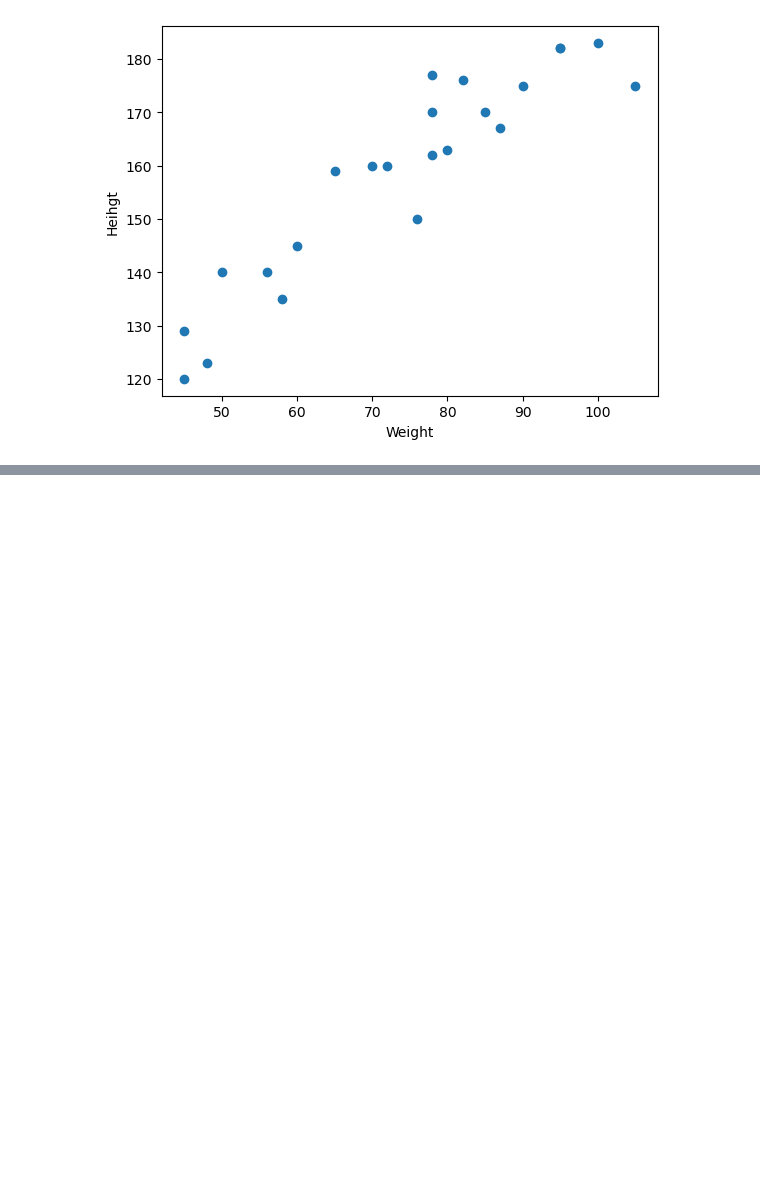
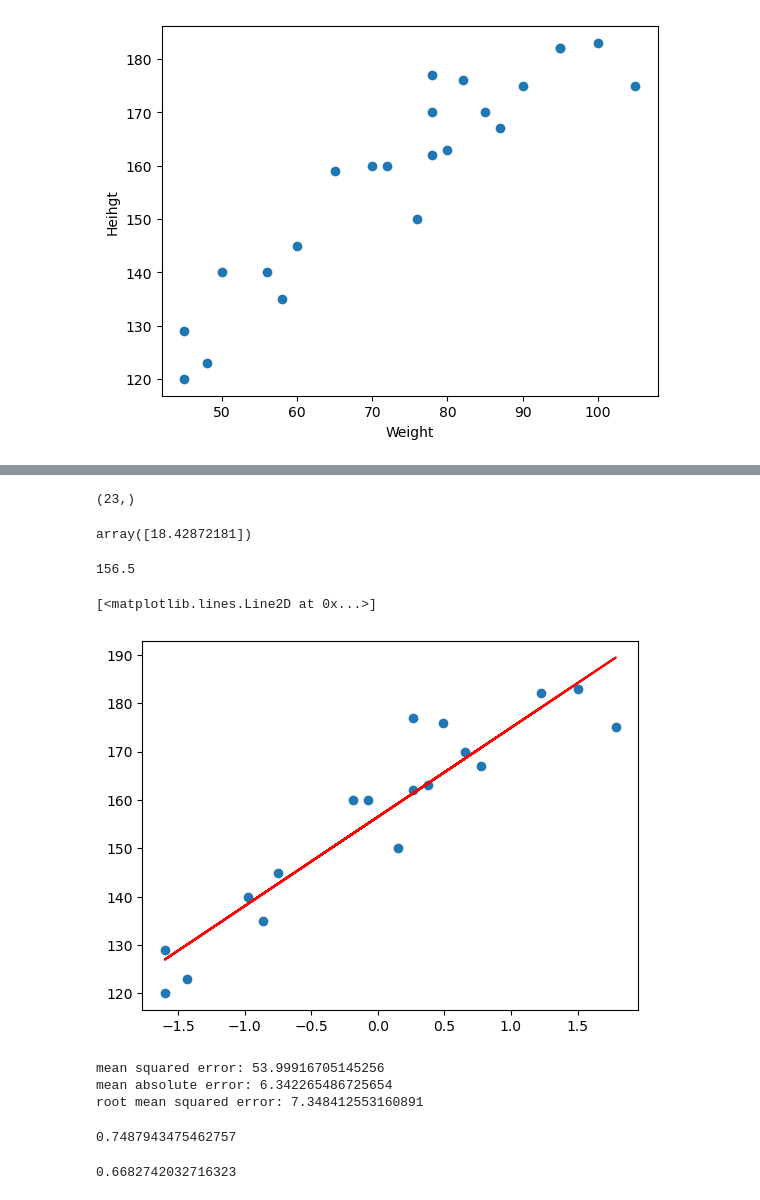
Before and after one commit to IbraheimTarek/machine-learining, a Jupyter notebook: Regression/OLS/ols.ipynb, the cells around one changed output, grey strips where cells are left out. Saved outputs shown, nothing was run; the diff lists cells and outputs as text; code cells hidden in the pictures; blank space fills up the shorter version.

Commit message:
adjusted_R_squared

```diff
--- a/Regression/OLS/ols.ipynb
+++ b/Regression/OLS/ols.ipynb
@@ -23,0 +47,13 @@ Text(0, 0.5, 'Heihgt')
+# %%
+y = df['Height']
+y.shape
+# %% [output]
+(23,)
+# %%
+from sklearn.model_selection import train_test_split
+X_train, X_test, y_train, y_test = train_test_split(X, y, test_size = 0.2)
+# %%
+## apply standardization to make the date with zero mean and 1 standard deviation
+from sklearn.preprocessing import StandardScaler
+scaler = StandardScaler()
+X_train = scaler.fit_transform(X_train)
@@ -23,0 +62,17 @@ Text(0, 0.5, 'Heihgt')
+# %%
+from sklearn.linear_model import LinearRegression
+regressor = LinearRegression()
+regressor.fit(X_train, y_train)
+regressor.coef_
+# %% [output]
+array([18.42872181])
+# %%
+regressor.intercept_
+# %% [output]
+156.5
+# %%
+plt.scatter(X_train, y_train)
+plt.plot(X_train, regressor.predict(X_train), color='r')
+# %% [output]
+[<matplotlib.lines.Line2D at 0x...>]
+[figure, added]
@@ -23,0 +81,26 @@ Text(0, 0.5, 'Heihgt')
+# %%
+from sklearn.metrics import mean_squared_error, mean_absolute_error
+mse = mean_squared_error(y_test, y_pred)
+mae = mean_absolute_error(y_test, y_pred)
+rmse = np.sqrt(mse)
+print(f"mean squared error: {mse}")
+print(f"mean absolute error: {mae}")
+print(f"root mean squared error: {rmse}")
+# %% [output]
+mean squared error: 53.99916705145256
+mean absolute error: 6.342265486725654
+root mean squared error: 7.348412553160891
+# %%
+from sklearn.metrics import r2_score
+score = r2_score(y_test, y_pred)
+
+score
+# %% [output]
+0.7487943475462757
+# %%
+N = len(y_test)
+P = X_test.shape[1]
+adjusted_R_squared = (1 - (1 - score) * (1 - N)) / (N - P - 1 )
+adjusted_R_squared
+# %% [output]
+0.6682742032716323
```
Also changed, not shown: parts of 5 cells of this notebook.
